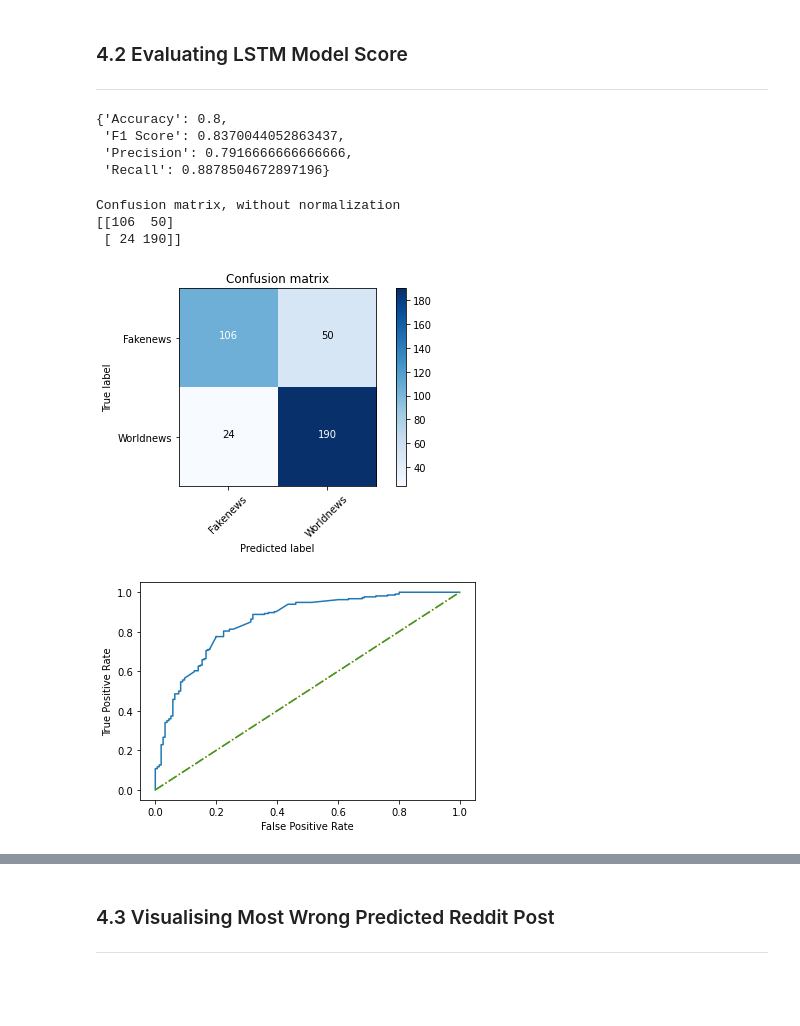
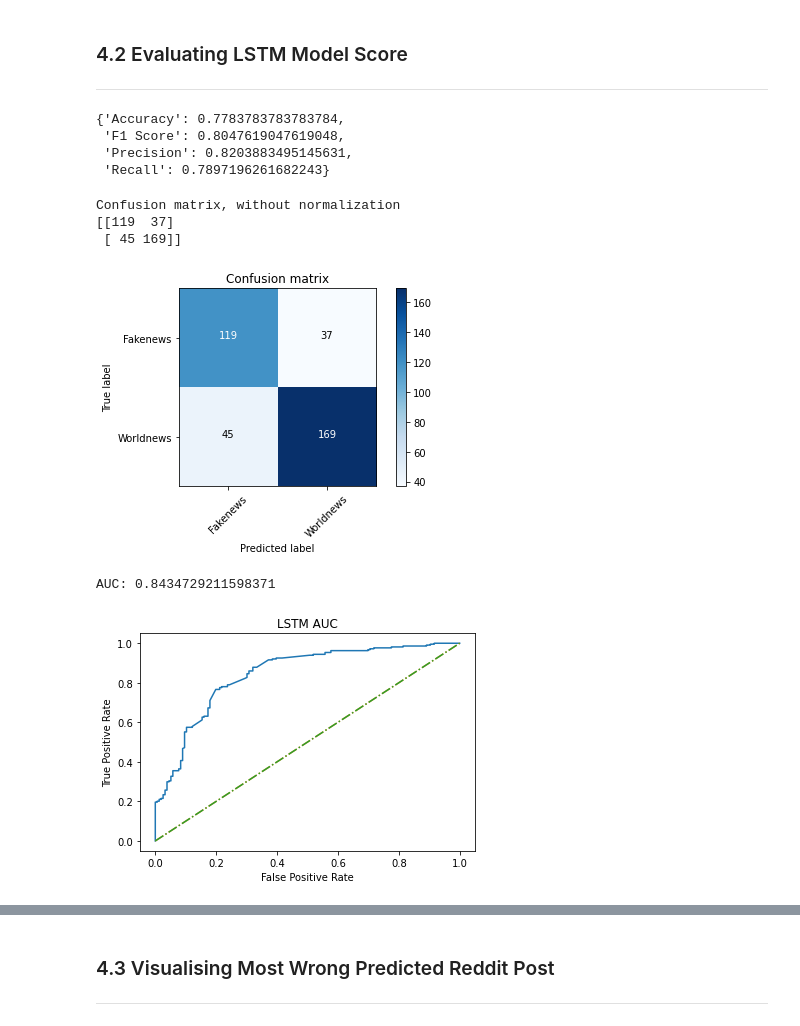
Before and after one commit to 86lekwenshiung/Natural-Language-Processing-with-Reddit-Post, a Jupyter notebook: Project_3_Natural_Language_Processing_with_Reddit_Post.ipynb, the cells around one changed output, grey strips where cells are left out. Drawn from its saved outputs; the diff is of its cells as text; code cells hidden in the pictures; blank space fills up the shorter version.

```diff
--- a/Project_3_Natural_Language_Processing_with_Reddit_Post.ipynb
+++ b/Project_3_Natural_Language_Processing_with_Reddit_Post.ipynb
@@ -193,7 +242,9 @@ def plot_roc_curve_keras(model , X_test , y_test):
   y_proba = model.predict(X_test).ravel()
 
   fpr , tpr , thresholds = roc_curve(y_test , y_proba)
+  auc_score = auc(fpr , tpr)
 
+  print('AUC:' , auc_score)
   plt.plot(fpr,tpr)
   plt.plot([[0,0] , [1,1]] ,
          linestyle = '-.',
@@ -850,13 +979,13 @@ Trainable params: 155,457
 Non-trainable params: 0
 _________________________________________________________________
 # %%
-model_lstm.compile(optimizer = tf.keras.optimizers.Adam(),
+model_lstm.compile(optimizer = tf.keras.optimizers.Adam(learning_rate = 0.001),
                    loss = tf.keras.losses.BinaryCrossentropy(),
                    metrics = 'accuracy')
 # %%
 history_lstm = model_lstm.fit(X_train,
                               y_train,
-                              epochs = 5,
+                              epochs = 20,
                               validation_data = (X_test , y_test),
                               callbacks = [create_tensorboard_callback('model_log' , 'lstm_model')])
 # %% [output]
@@ -880,20 +1015,22 @@ ___
 lstm_score = eval_classification(y_test , tf.squeeze(tf.round(model_lstm_pred)))
 lstm_score
 # %% [output]
-{'Accuracy': 0.8,
- 'F1 Score': 0.8370044052863437,
- 'Precision': 0.7916666666666666,
- 'Recall': 0.8878504672897196}
+{'Accuracy': 0.7783783783783784,
+ 'F1 Score': 0.8047619047619048,
+ 'Precision': 0.8203883495145631,
+ 'Recall': 0.7897196261682243}
 # %%
 cm = confusion_matrix(y_test , tf.squeeze(tf.round(model_lstm_pred)))
 
 tf_confusion_matrix(cm = cm , classes=['Fakenews' , 'Worldnews']);
 # %% [output]
 Confusion matrix, without normalization
-[[106  50]
- [ 24 190]]
+[[119  37]
+ [ 45 169]]
-[figure, old version]
+[figure, new version]
 # %%
+plt.title('LSTM AUC')
 lstm_plot = plot_roc_curve_keras(model_lstm , X_test , y_test)
 # %% [output]
+AUC: 0.8434729211598371
-[figure, old version]
+[figure, new version]
```
Also changed, not shown: parts of 85 cells of this notebook.
